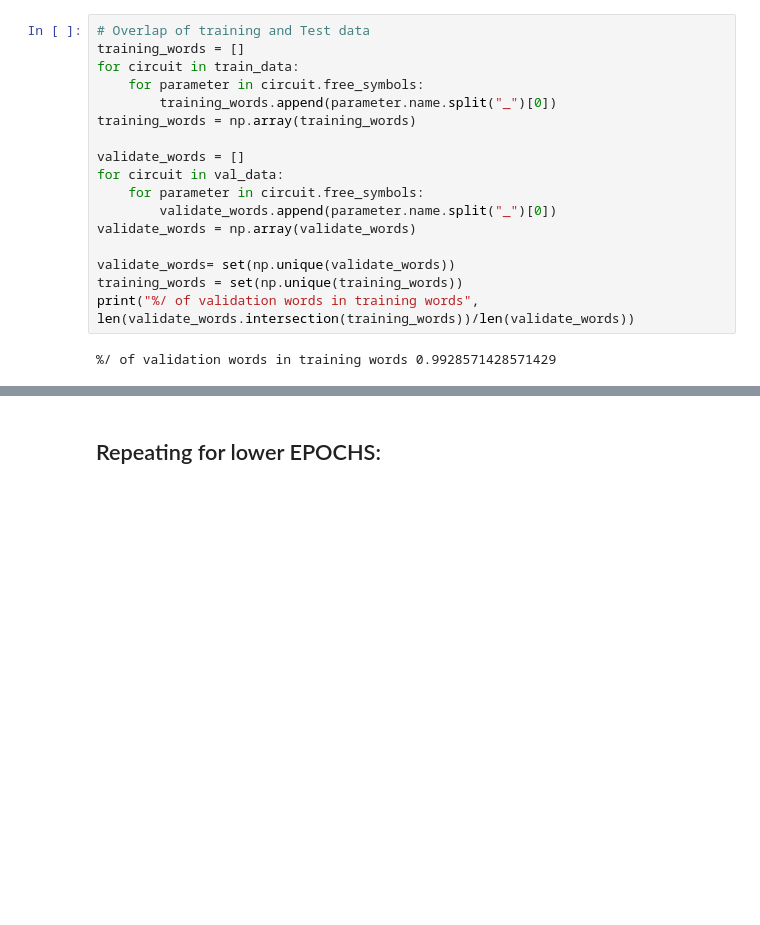
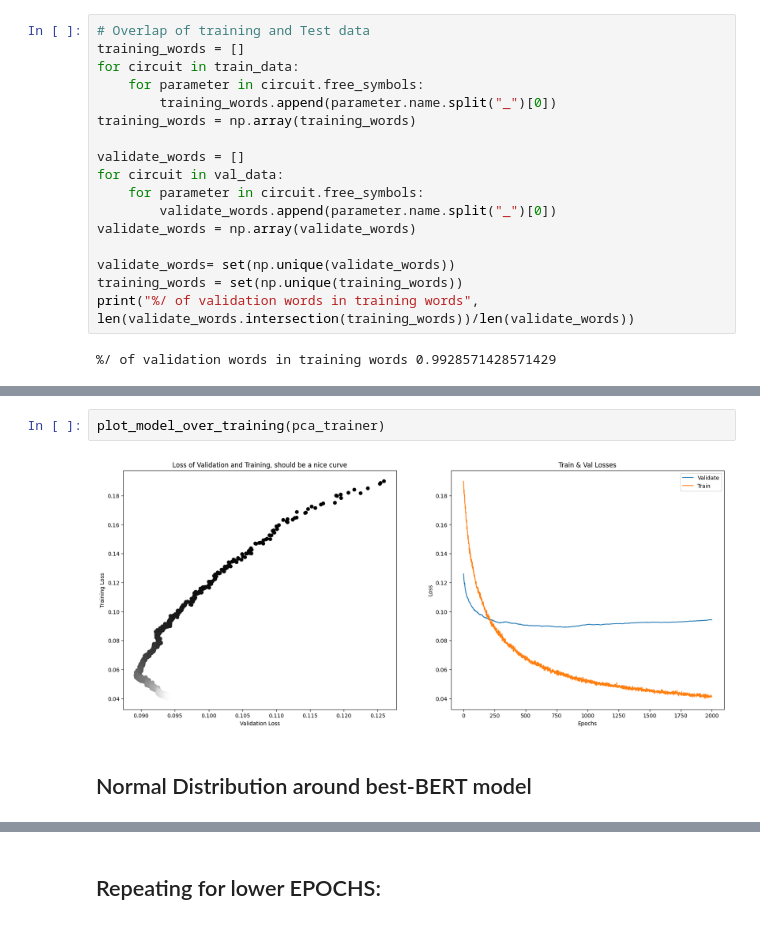
Before and after one commit to henry-dev-atkins/QNLP_MasterWork, a Jupyter notebook: IanMeeting.ipynb, the cells around one changed output, grey strips where cells are left out. Drawn from its saved outputs; the diff is of its cells as text; blank space fills up the shorter version.

```diff
--- a/IanMeeting.ipynb
+++ b/IanMeeting.ipynb
@@ -473,0 +635,6 @@ numpy_trainer.fit(train_dataset, val_dataset, logging_step=100)
+# %%
+plot_model_over_training(pca_trainer)
+# %% [output]
+[figure, added]
+# %% [markdown]
+## Normal Distribution around best-BERT model
```
Also changed, not shown: parts of 35 cells of this notebook, 30 other files.
